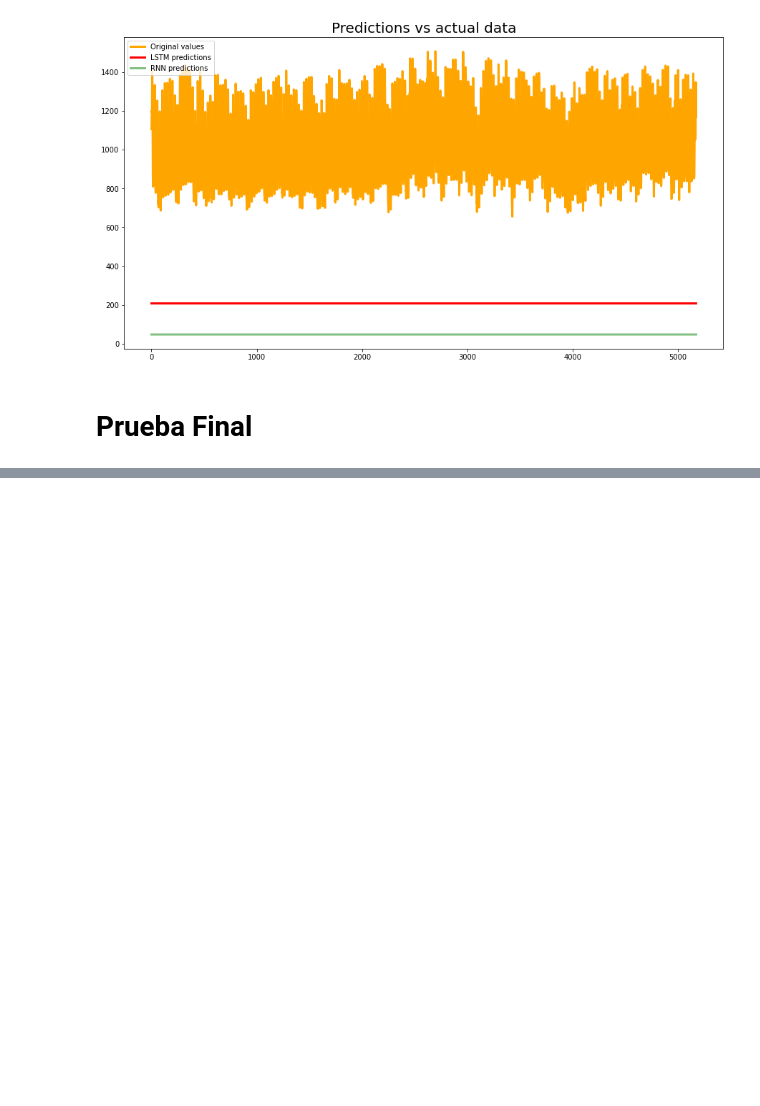
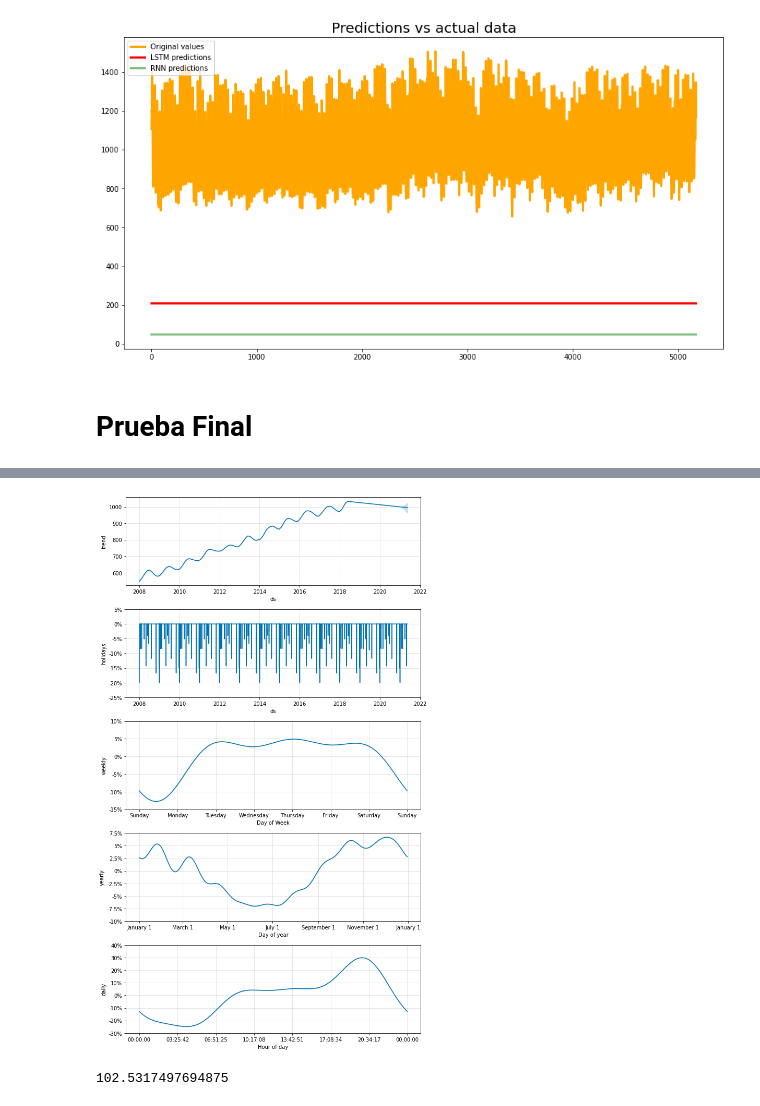
Before and after one commit to hochkofler/Master_big_data, a Jupyter notebook: TFM.ipynb, the cells around one changed output, grey strips where cells are left out. Cells and saved outputs as stored; diff of their text form; code cells hidden in the pictures; blank space fills up the shorter version.

```diff
--- a/TFM.ipynb
+++ b/TFM.ipynb
@@ -1231,0 +1314,12 @@ WARNING:matplotlib.legend:No handles with labels found to put in legend.
+# %%
+data = data_prep.append(test_bolivia)
+data_train_hasta_2020 = data[data.index.year < 2021]
+data_test_2021 = data[data.index.year >= 2021]
+# %%
+model_prophet_5 = Prophet(
+    growth='linear',
+    seasonality_mode = 'multiplicative',
+    n_changepoints = 100,
+    seasonality_prior_scale = 24,
+    holidays = holidays
+)
@@ -1231,0 +1331,12 @@ WARNING:matplotlib.legend:No handles with labels found to put in legend.
+# %%
+model_prophet_prediction_5 = model_prophet_5.predict(\
+                        pd.DataFrame({'ds':data.index}))
+# %%
+model_prophet_5.plot_components(model_prophet_prediction_5);
+# %% [output]
+[figure, added]
+# %%
+np.sqrt(mean_squared_error(test_bolivia[test_bolivia.index.year > 2020].values,
+                            model_prophet_prediction_5.yhat[-3192:].values))
+# %% [output]
+102.5317497694875
```
Also changed, not shown: parts of 40 cells of this notebook.
